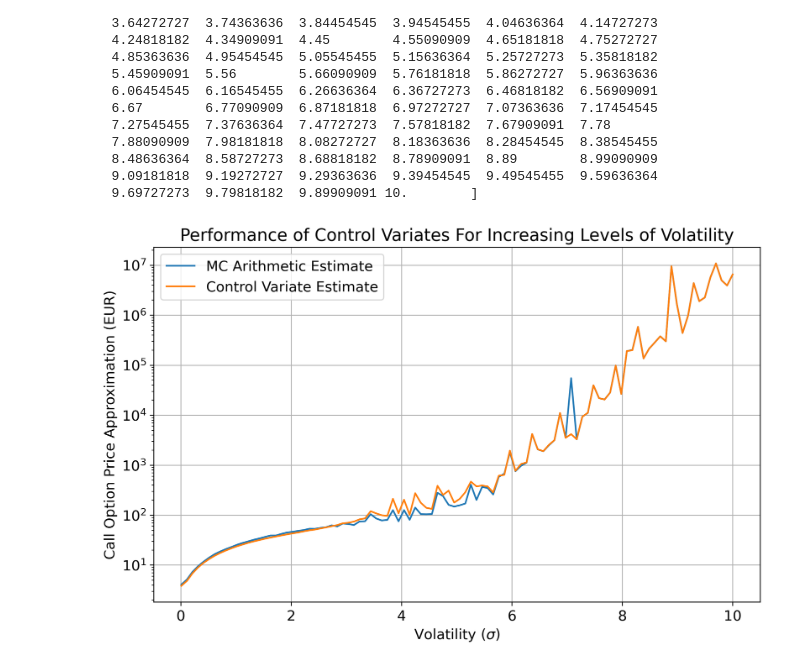
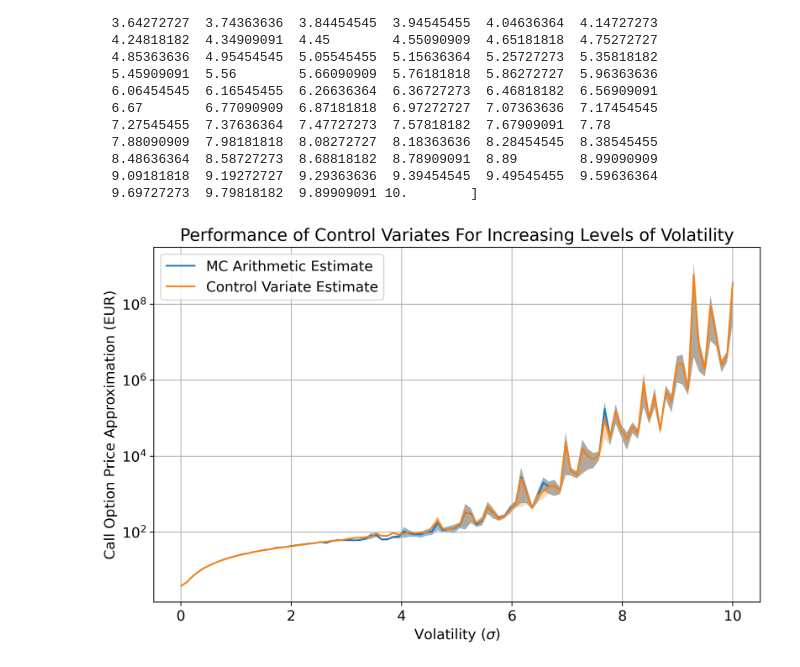
Before and after one commit to ithakis/UvA-Computational-Finance, a Jupyter notebook: Assignment 2.ipynb, the cells around one changed output. Drawn from its saved outputs; the diff is of its cells as text; code cells hidden in the pictures.

```diff
--- a/Assignment 2.ipynb
+++ b/Assignment 2.ipynb
@@ -757,17 +779,25 @@ T = 1.
 K = 99
 r = 0.06
 sigma = 0.2
-M = 100_000
+M = 1_000
+trials = 50
 
 num_samples = 100
 N_values = np.linspace(1, 1000, num=num_samples, dtype=int)
 print(N_values)
 
-N_estimates_c = np.zeros(num_samples)
-N_estimates_MC = np.zeros(num_samples)
+N_estimates_c = np.zeros(num_samples)  ; N_estimates_c_se = np.zeros(num_samples)
+N_estimates_MC = np.zeros(num_samples) ; N_estimates_MC_se = np.zeros(num_samples)
 for i in tqdm(range(num_samples)):
     N = N_values[i]
-    N_estimates_c[i], N_estimates_MC[i] = control_variate_est(S0, r, sigma, T, N, M, K)
+    estimate_c = np.zeros(trials)
+    estimate_MC = np.zeros(trials)
+    for n in range(trials):
+        estimate_c[n], estimate_MC[n] = control_variate_est(S0, r, sigma, T, N, M, K)
+    N_estimates_c[i] = estimate_c.mean()
+    N_estimates_MC[i] = estimate_MC.mean()
+    N_estimates_c_se[i] = estimate_c.std() / sqrt(n)
+    N_estimates_MC_se[i] = estimate_MC.std() / sqrt(n)
 # %% [output]
 [   1   11   21   31   41   51   61   71   81   91  101  112  122  132
   142  152  162  172  182  192  202  212  223  233  243  253  263  273
@@ -797,17 +831,25 @@ T = 1.
 N = 50
 K = 99
 r = 0.06
-M = 100_000
+M = 1_000
+trials = 50
 
 num_samples = 100
 sigma_values = np.linspace(0.01, 10, num=num_samples)
 print(sigma_values)
 
-sigma_estimates_c = np.zeros(num_samples)
-sigma_estimates_MC = np.zeros(num_samples)
+sigma_estimates_c = np.zeros(num_samples)  ; sigma_estimates_c_se = np.zeros(num_samples)
+sigma_estimates_MC = np.zeros(num_samples) ; sigma_estimates_MC_se = np.zeros(num_samples)
 for i in tqdm(range(num_samples)):
     sigma = sigma_values[i]
-    sigma_estimates_c[i], sigma_estimates_MC[i] = control_variate_est(S0, r, sigma, T, N, M, K)
+    estimate_c = np.zeros(trials)
+    estimate_MC = np.zeros(trials)
+    for n in range(trials):
+        estimate_c[n], estimate_MC[n] = control_variate_est(S0, r, sigma, T, N, M, K)
+    sigma_estimates_c[i] = estimate_c.mean()
+    sigma_estimates_MC[i] = estimate_MC.mean()
+    sigma_estimates_c_se[i] = estimate_c.std() / sqrt(n)
+    sigma_estimates_MC_se[i] = estimate_MC.std() / sqrt(n)
 # %% [output]
 [ 0.01        0.11090909  0.21181818  0.31272727  0.41363636  0.51454545
   0.61545455  0.71636364  0.81727273  0.91818182  1.01909091  1.12
@@ -827,15 +869,17 @@ for i in tqdm(range(num_samples)):
   9.09181818  9.19272727  9.29363636  9.39454545  9.49545455  9.59636364
   9.69727273  9.79818182  9.89909091 10.        ]
 # %%
-plt.figure(figsize=(10,6), dpi=300)
-plt.plot(sigma_values, sigma_estimates_MC, label='MC Arithmetic Estimate')
-plt.plot(sigma_values, sigma_estimates_c, label='Control Variate Estimate')
+fig, ax = plt.subplots(figsize=(10,6), dpi=300)
+ax.plot(sigma_values, sigma_estimates_MC, label='MC Arithmetic Estimate')
+ax.plot(sigma_values, sigma_estimates_c, label='Control Variate Estimate')
+ax.fill_between(sigma_values, sigma_estimates_MC - sigma_estimates_MC_se, sigma_estimates_MC + sigma_estimates_MC_se, alpha = 0.5)
+ax.fill_between(sigma_values, sigma_estimates_c - sigma_estimates_c_se, sigma_estimates_c + sigma_estimates_c_se, alpha = 0.3)
 plt.xlabel(r"Volatility ($\sigma$)")
 plt.ylabel("Call Option Price Approximation (EUR)")
 plt.title("Performance of Control Variates For Increasing Levels of Volatility")
 plt.yscale('log')
 plt.legend()
 plt.grid()
 plt.show()
 # %% [output]
-[figure, old version]
+[figure, new version]
```
Also changed, not shown: parts of 14 cells of this notebook.
